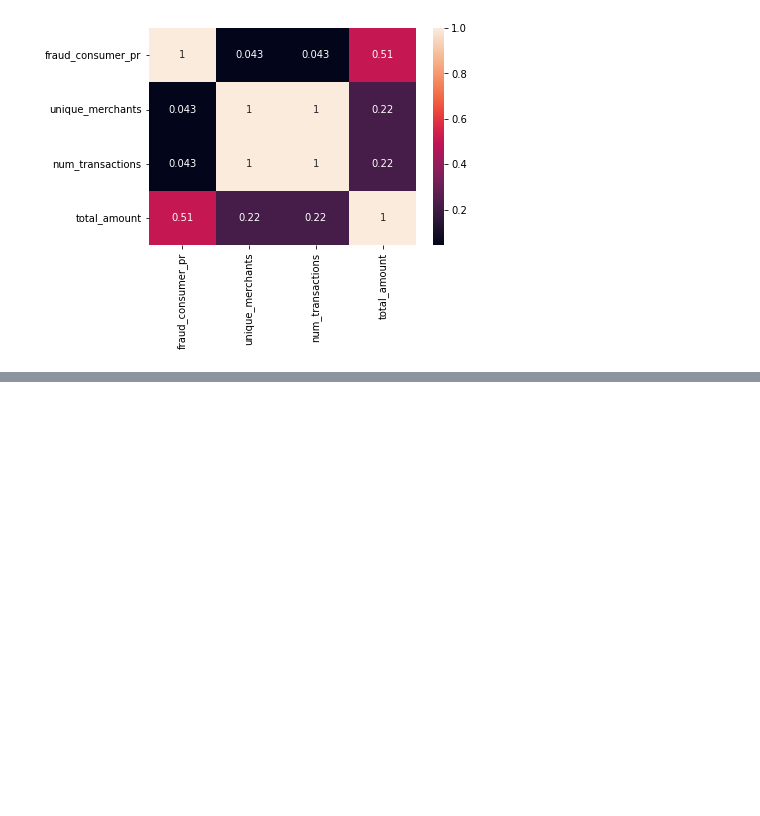
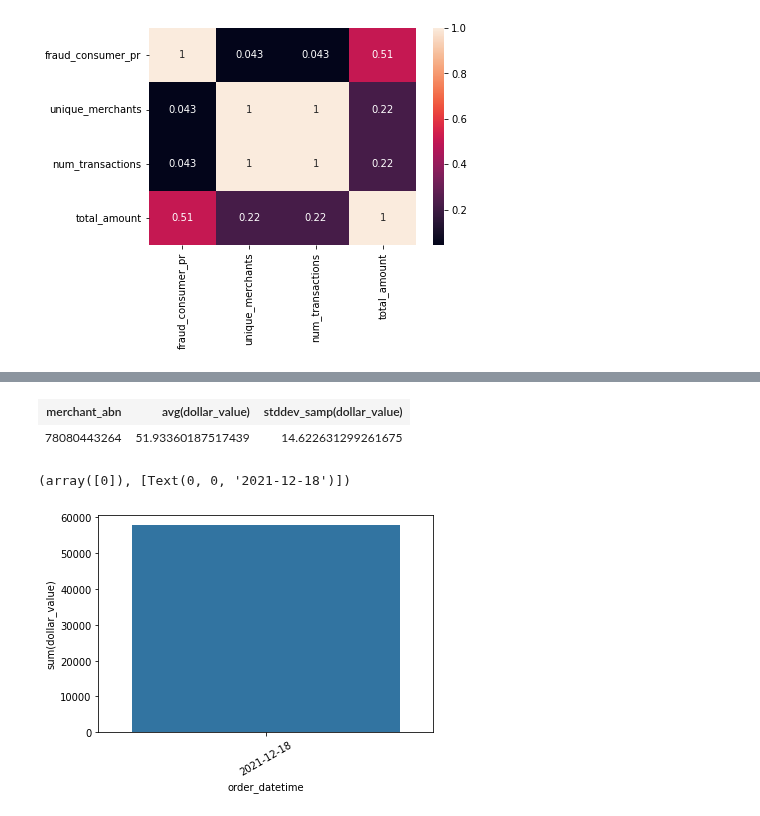
Before and after one commit to MAST30034-Applied-Data-Science/generic-buy-now-pay-later-project-group-11, a Jupyter notebook: notebooks/fraud_analysis.ipynb, the cells around one changed output, grey strips where cells are left out. Drawn from its saved outputs; the diff is of its cells as text; code cells hidden in the pictures; blank space fills up the shorter version.

```diff
--- a/notebooks/fraud_analysis.ipynb
+++ b/notebooks/fraud_analysis.ipynb
@@ -380,0 +473,4 @@ sns.heatmap(all_consumer[["fraud_consumer_pr", "unique_merchants", "num_transact
+# %%
+sus_merchant = all_trx.where((F.col("merchant_abn") == "78080443264") & (F.col("fraud_merchant_pr").isNotNull())).groupby("order_datetime").sum("dollar_value")
+# %%
+sus_merchant_pd = sus_merchant.toPandas()
@@ -380,0 +594,13 @@ sns.heatmap(all_consumer[["fraud_consumer_pr", "unique_merchants", "num_transact
+# %%
+all_trx.groupby("merchant_abn").agg(F.mean("dollar_value"), F.stddev("dollar_value")).where(F.col("merchant_abn") == "78080443264")
+# %% [output]
+| merchant_abn | avg(dollar_value) | stddev_samp(dollar_value) |
+| 78080443264 | 51.93360187517439 | 14.622631299261675 |
+# %%
+sus_merchant_pd = sus_merchant_pd.sort_values("order_datetime")
+# %%
+g = sns.barplot(sus_merchant_pd["order_datetime"], sus_merchant_pd["sum(dollar_value)"])
+plt.xticks(rotation=30)
+# %% [output]
+(array([0]), [Text(0, 0, '2021-12-18')])
+[figure, added]
```
Also changed, not shown: parts of 35 cells of this notebook, 1 other file.
